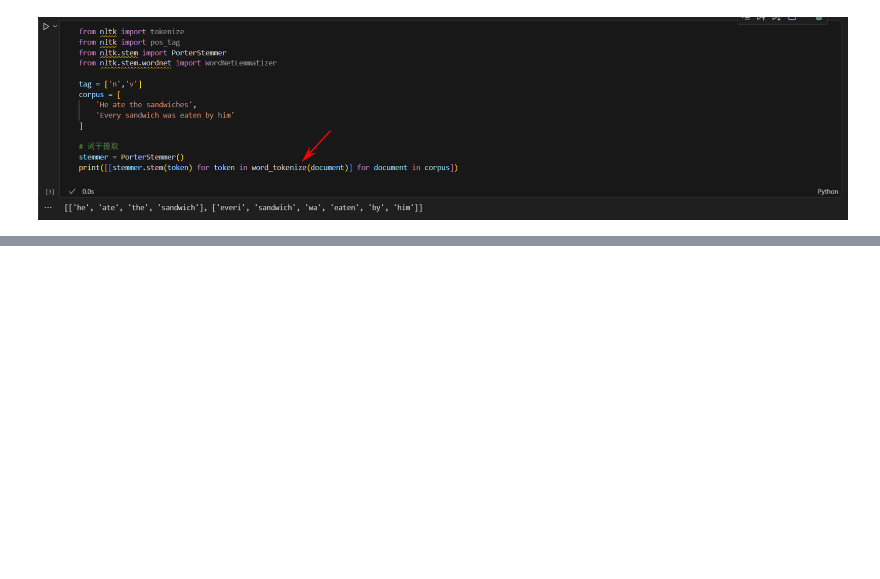
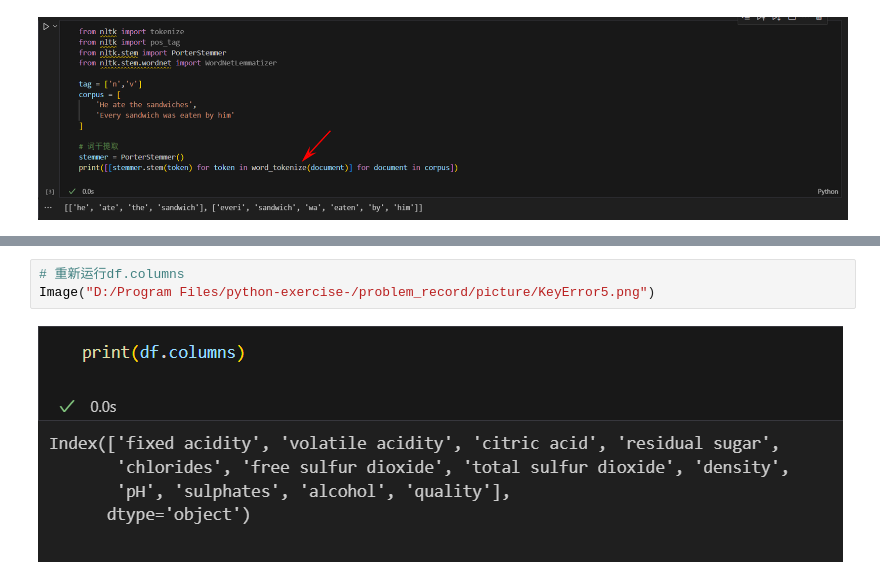
Before and after one commit to Q-Hz/python-exercise-, a Jupyter notebook: problem_record/problem.ipynb, the cells around one changed output, grey strips where cells are left out. Drawn from its saved outputs; the diff is of its cells as text; blank space fills up the shorter version.

```diff
--- a/problem_record/problem.ipynb
+++ b/problem_record/problem.ipynb
@@ -18,0 +38,5 @@ Image("D:/Program Files/python-exercise-/problem_record/picture/‘module’ obj
+# %%
+# 重新运行df.columns
+Image("D:/Program Files/python-exercise-/problem_record/picture/KeyError5.png")
+# %% [output]
+[figure, added]
```
Also changed, not shown: parts of 6 cells of this notebook, 7 other files.
